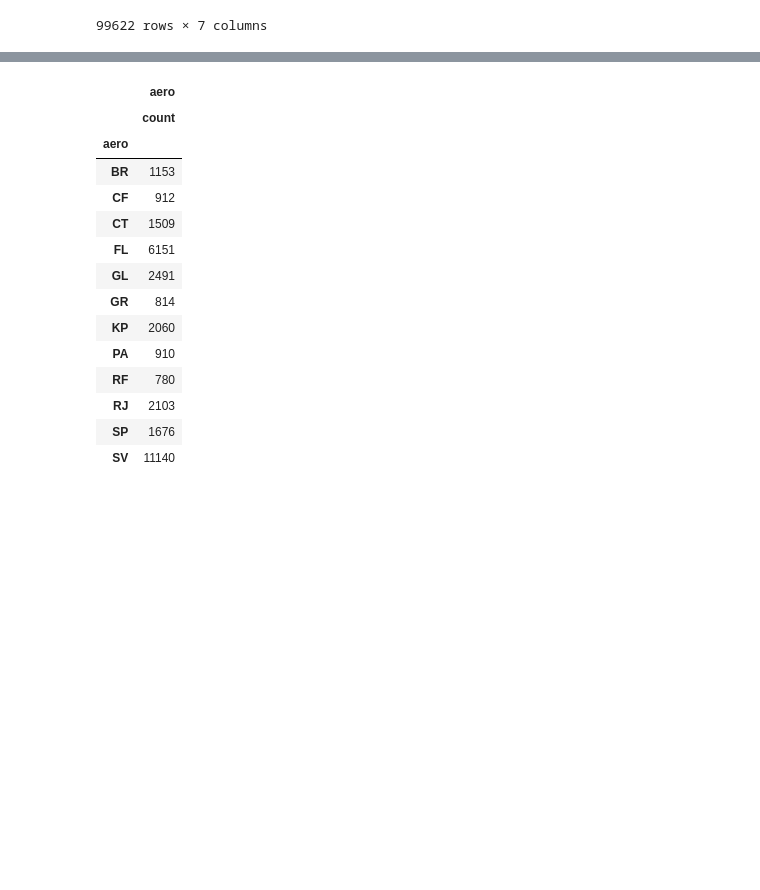
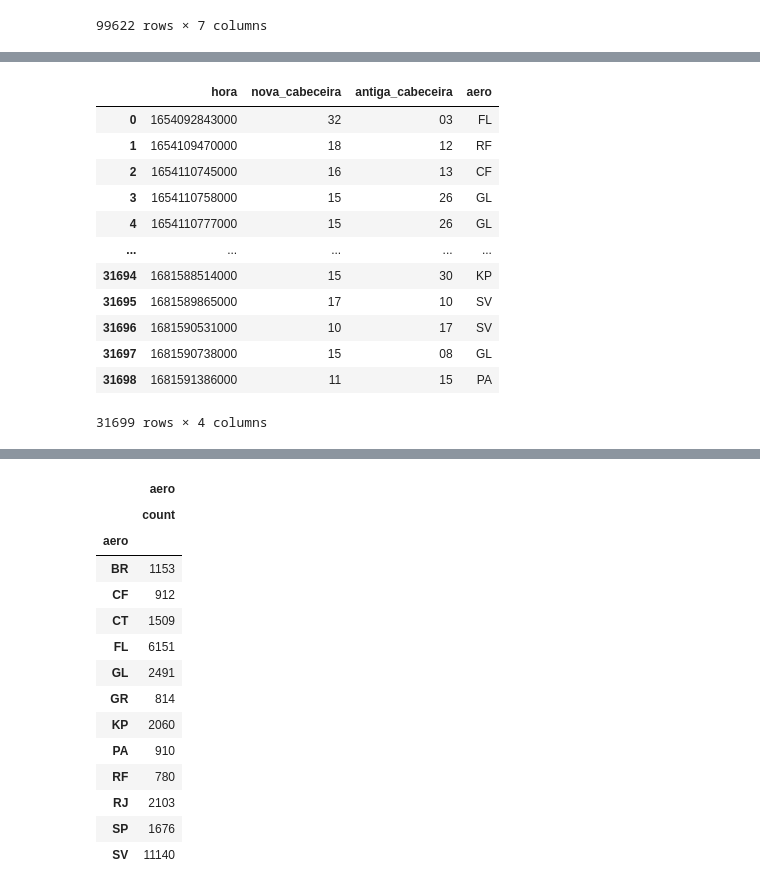
Before and after one commit to vilelabruno/latamChalenge, a Jupyter notebook: dataPrep.ipynb, the cells around one changed output, grey strips where cells are left out. Saved outputs shown, nothing was run; the diff lists cells and outputs as text; code cells hidden in the pictures; blank space fills up the shorter version.

```diff
--- a/dataPrep.ipynb
+++ b/dataPrep.ipynb
@@ -430,4 +476,23 @@ tcprev_aero = tcprev.groupby(["aero"]).agg({"troca": ["mean", "sum"]})
 tcreal = pd.read_csv("data/tc-real.csv")
 tcreal["hora"] = pd.to_datetime(tcreal["hora"], unit='ms')
 tcreal["diaSemana"] = tcreal["hora"].dt.dayofweek
+
+tcreal['HoraData'] = tcreal['hora'].dt.strftime('%Y-%m-%d %H')
 tcreal["hora"] = tcreal["hora"].dt.hour
+# %%
+#tcreal = pd.read_csv("data/tc-real.csv")
+tcreal
+# %% [output]
+|  | hora | nova_cabeceira | antiga_cabeceira | aero |
+| 0 | 1654092843000 | 32 | 03 | FL |
+| 1 | 1654109470000 | 18 | 12 | RF |
+| 2 | 1654110745000 | 16 | 13 | CF |
+| 3 | 1654110758000 | 15 | 26 | GL |
+| 4 | 1654110777000 | 15 | 26 | GL |
+| ... | ... | ... | ... | ... |
+| 31694 | 1681588514000 | 15 | 30 | KP |
+| 31695 | 1681589865000 | 17 | 10 | SV |
+| 31696 | 1681590531000 | 10 | 17 | SV |
+| 31697 | 1681590738000 | 15 | 08 | GL |
+| 31698 | 1681591386000 | 11 | 15 | PA |
+31699 rows × 4 columns
```
Also changed, not shown: parts of 23 cells of this notebook, 1 other file.
